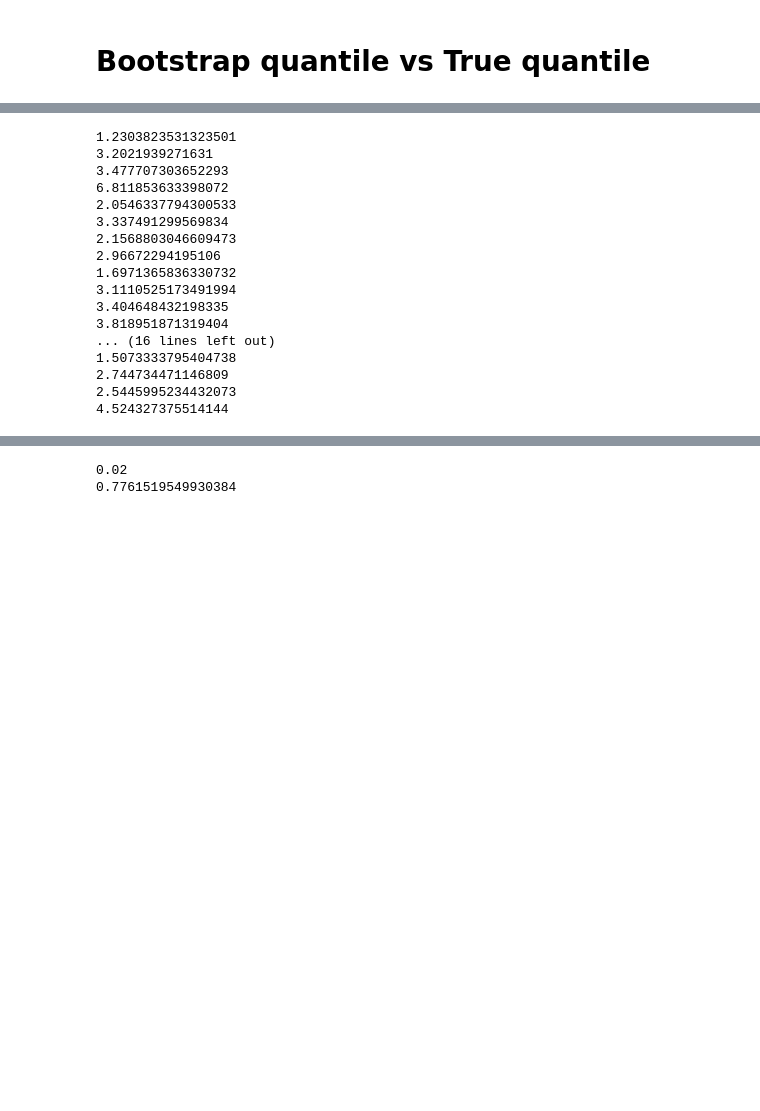
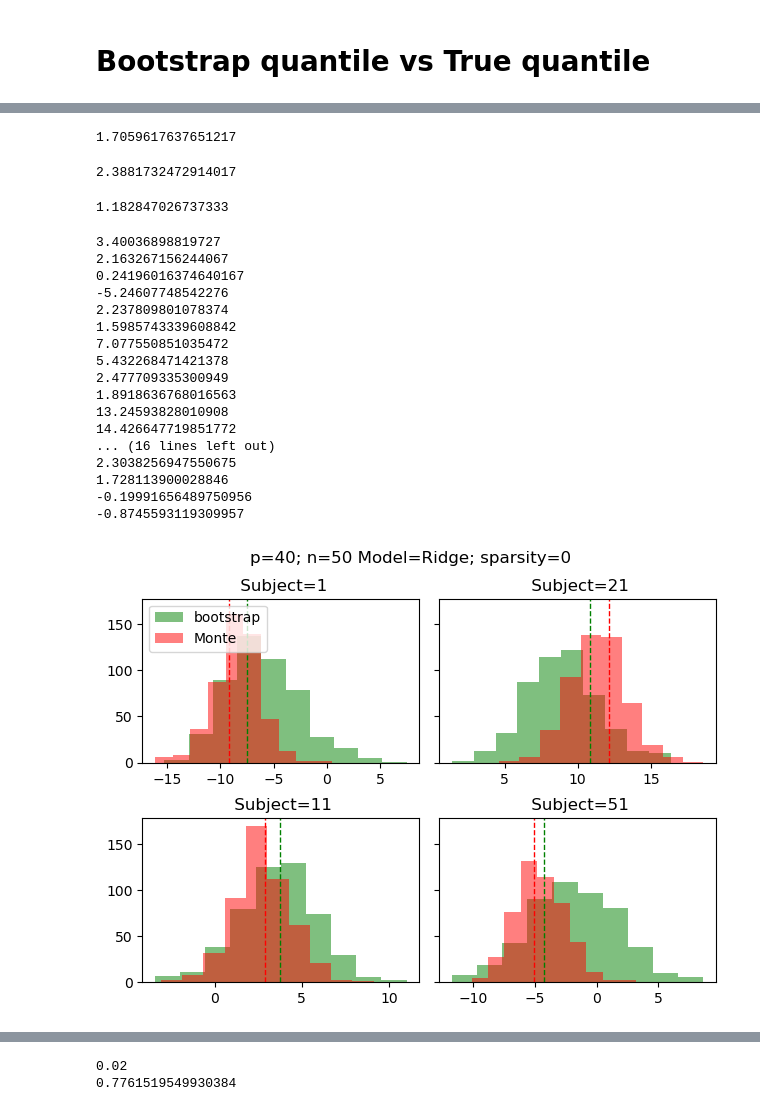
Before and after one commit to junting-ren/model_uncertainty_using_feature_confidence_set, a Jupyter notebook: notebooks/sim_linear_reg.ipynb, the cells around one changed output, grey strips where cells are left out. Drawn from its saved outputs; the diff is of its cells as text; code cells hidden in the pictures; blank space fills up the shorter version.

```diff
--- a/notebooks/sim_linear_reg.ipynb
+++ b/notebooks/sim_linear_reg.ipynb
@@ -131,11 +157,11 @@ import matplotlib.pyplot as plt
 from sklearn.linear_model import RidgeCV
 # bootstrap
 N_test = 500
-p = 50
+p = 40
 beta =None
 error_sd = 1
 X_test = None
-n_boot = 2000
+n_boot = 500
 smoothed = False
 residual_boot = False
 sparsity = 0
@@ -147,11 +173,13 @@ if beta is None:
         index_zero = rng.choice(range(p), size= int(p*sparsity))
         beta[index_zero] = 0
 y,X, X_test, mean_test_true = generate_linear_data(N = 100, N_test = N_test, p = p,beta = beta, error_sd = error_sd, X_test = X_test)
-penal_sizes = [2,1,0.5,1e-1, 1e-2, 1e-3, 1e-4]
+penal_sizes = [5,2,1,0.5,1e-1, 1e-2, 1e-3, 1e-4]
 # %%
-N = 10
-ridge_penal = None
+N = 50
+ridge_penal = True
 CV_boot = True
+second_stage = False
+n_sample_mean = 100
 # %%
 y,X, _, _ = generate_linear_data(N = N, N_test = N_test, p = p,beta = beta, error_sd = error_sd, X_test = X_test)
 if ridge_penal is not None:
@@ -185,3 +356,15 @@ else:
+# %%
+np.mean(se_MC)
+# %% [output]
+1.7059617637651217
+# %%
+np.mean(se)
+# %% [output]
+2.3881732472914017
+# %%
+np.mean(np.abs(est - mean_test_true))
+# %% [output]
+1.182847026737333
 # %%
 fig, axs = plt.subplots(2, 2, sharex = False, sharey = True)
 j = 0
@@ -197,7 +380,8 @@ for i in (1,11,21,51):
     axs[q1,q2].hist(mean_boot_l[:,i], color = 'green', alpha=0.5, label = 'bootstrap')
     axs[q1,q2].hist(mean_MC_l[:,i], color = 'red', alpha=0.5, label = 'Monte')
     axs[q1,q2].axvline(mean[i], color='green', linestyle='dashed', linewidth=1)
-    #plt.axvline(mean_bias_cor[i], color='green', linestyle='dashed', linewidth=1)
+    #axs[q1,q2].axvline(mean_bias_cor1[i], color='yellow', linestyle='dashed', linewidth=1)
+    #axs[q1,q2].axvline(mean_bias_cor1[i], color='yellow', linestyle='dashed', linewidth=1)
     axs[q1,q2].axvline(mean_test_true[i], color='red', linestyle='dashed', linewidth=1)
     axs[q1,q2].set_title(' Subject='+str(i))
     if j==0:
@@ -209,11 +393,13 @@ for i in (1,11,21,51):
     j += 1
 title = 'p='+str(p)+'; n='+str(N)+'; Model='+'linear' if ridge_penal is None else 'p='+str(p)+'; n='+str(N)+' Model='+'Ridge'
 title = title+'; sparsity='+str(sparsity)
+if second_stage:
+    title = 'Second stage boot; '+ title
 fig.tight_layout()
 fig.subplots_adjust(top=0.88)
 fig.suptitle(title)
 fig.show()
-fig.savefig('../results/'+title+'.png')
+#fig.savefig('../results/'+title+'.png')
 
 
 fig, axs = plt.subplots(2, 2, sharex = False, sharey = True)
@@ -238,47 +424,48 @@ for i in (1,100,200,300):
     print(np.std(mean_boot_l[:,i]))
     print(np.std(mean_MC_l[:,i]))
     print(np.quantile(mean_boot_l[:,i], q = 0.95))
     print(np.quantile(mean_MC_l[:,i], q = 0.95))
     j += 1
 title = 'p='+str(p)+'; n='+str(N)+'; Model='+'linear' if ridge_penal is None else 'p='+str(p)+'; n='+str(N)+' Model='+'Ridge'
 title = title+'; sparsity='+str(sparsity)+'; standardized'
 fig.tight_layout()
 fig.subplots_adjust(top=0.88)
 fig.suptitle(title)
 fig.show()
-fig.savefig('../results/'+title+'.png')
+#fig.savefig('../results/'+title+'.png')
 
 # G = (mean_boot_l-np.mean(mean_boot_l,axis = 0))/se
 # #np.mean(mean_boot_l,axis = 0)
 # G_MC = (mean_MC_l-mean_test_true)/se_MC
 # plt.hist(G[:,i], color = 'yellow', alpha=0.5)
 # plt.hist(G_MC[:,i], color = 'red', alpha=0.5)
 # plt.show()
 # print(np.std(G[:,i]))
 # print(np.std(G_MC[:,i]))
 # print(np.quantile(G[:,i], q = 0.95))
 # print(np.quantile(G_MC[:,i], q = 0.95))
 # print(np.quantile(G[:,i], q = 0.1))
 # print(np.quantile(G_MC[:,i], q = 0.1))
 # print(np.quantile(np.abs(G[:,i]), q = 0.95))
 # print(np.quantile(np.abs(G_MC[:,i]), q = 0.95))
 # print(np.quantile(np.abs(G[:,i]), q = 0.1))
 # print(np.quantile(np.abs(G_MC[:,i]), q = 0.1))
 # %% [output]
-1.2303823531323501
-3.2021939271631
-3.477707303652293
-6.811853633398072
-2.0546337794300533
-3.337491299569834
-2.1568803046609473
-2.96672294195106
-1.6971365836330732
-3.1110525173491994
-3.404648432198335
-3.818951871319404
+3.40036898819727
+2.163267156244067
+0.24196016374640167
+-5.24607748542276
+2.237809801078374
+1.5985743339608842
+7.077550851035472
+5.432268471421378
+2.477709335300949
+1.8918636768016563
+13.24593828010908
+14.426647719851772
 ... (16 lines left out)
-1.5073333795404738
-2.744734471146809
-2.5445995234432073
-4.524327375514144
+2.3038256947550675
+1.728113900028846
+-0.19991656489750956
+-0.8745593119309957
+[figure, added]
```
Also changed, not shown: parts of 13 cells of this notebook, 4 other files.
